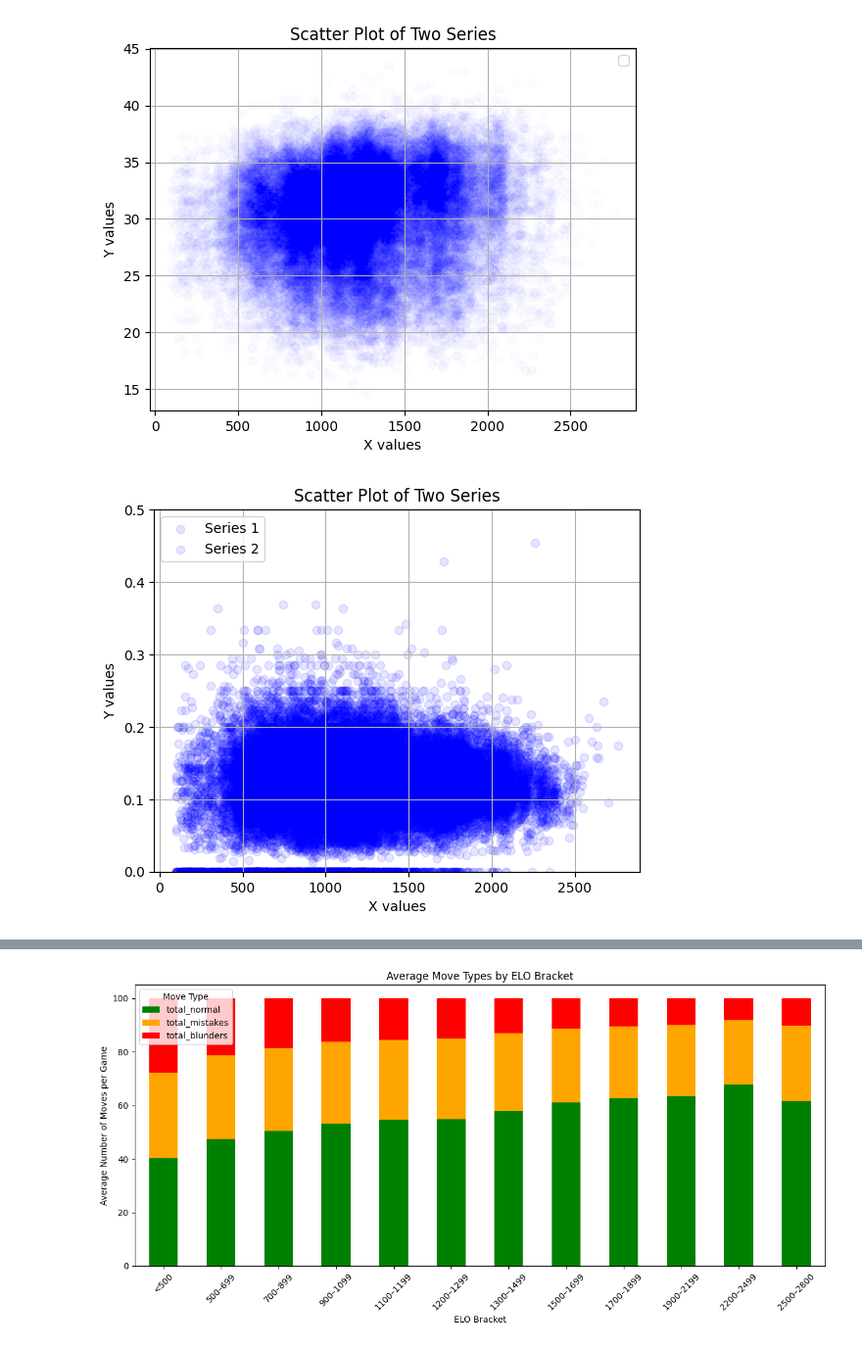
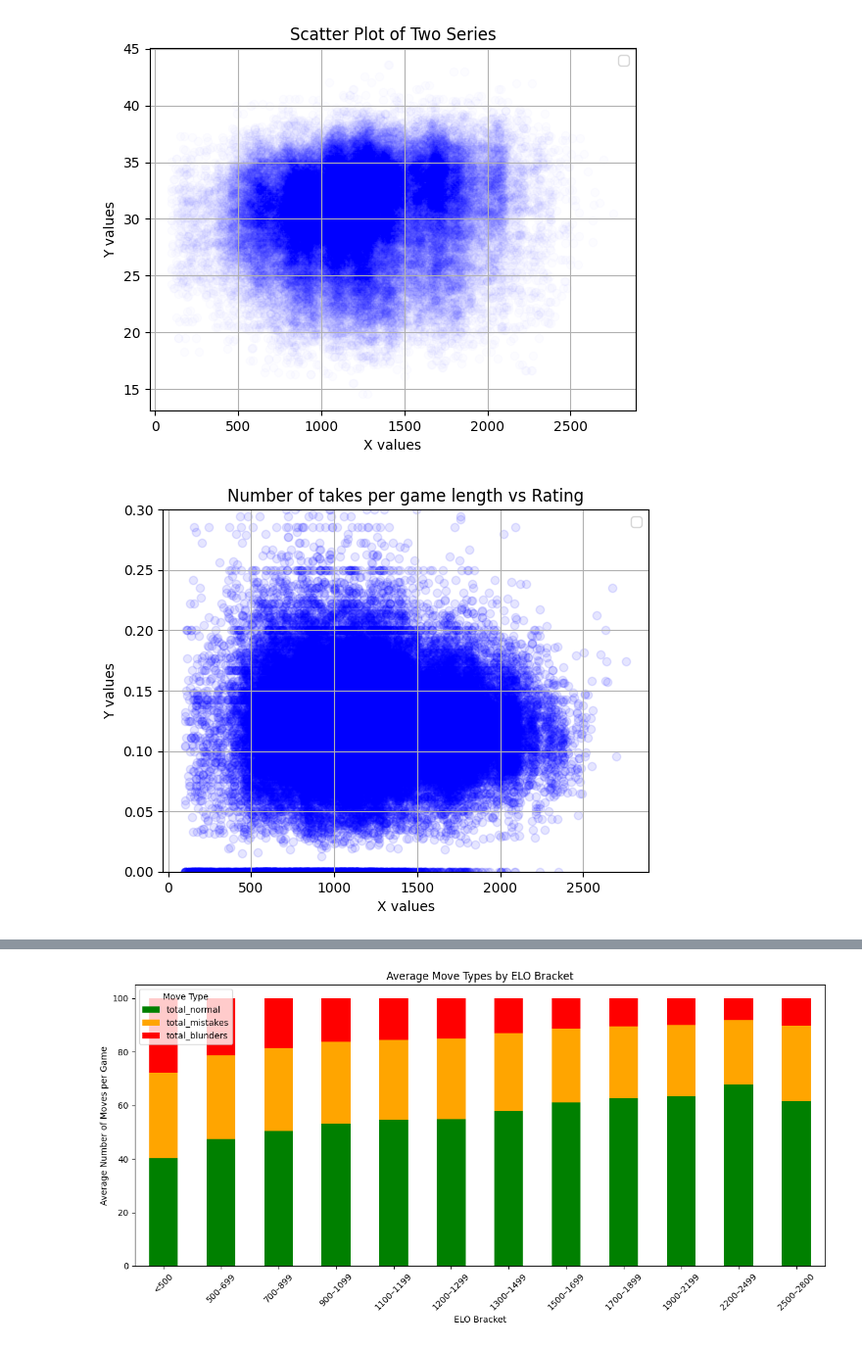
Before and after one commit to Yash-Kosgallana/Chess-Elo-Guesser, a Jupyter notebook: Data_analysis and transformation 3.ipynb, the cells around one changed output, grey strips where cells are left out. Shown at 98% size. Saved outputs shown, nothing was run; the diff lists cells and outputs as text; code cells hidden in the pictures.

```diff
--- a/Data_analysis and transformation 3.ipynb
+++ b/Data_analysis and transformation 3.ipynb
@@ -265,18 +266,18 @@ plt.show()
 # %% [output]
 [figure]
 # %%
-plt.scatter(data['black_rating'], data['Number_takes_black']/data['game_length'], label='Series 1', color='blue', alpha=0.1)
-plt.scatter(data['white_rating'], 1*data['Number_takes_white']/data['game_length'], label='Series 2', color='blue', alpha=0.1)
+plt.scatter(data['black_rating'], data['Number_takes_black']/data['game_length'], color='blue', alpha=0.1)
+plt.scatter(data['white_rating'], 1*data['Number_takes_white']/data['game_length'], color='blue', alpha=0.1)
 
 plt.xlabel('X values')
 plt.ylabel('Y values')
-plt.ylim(0, 0.5)
-plt.title('Scatter Plot of Two Series')
+plt.ylim(0, 0.3)
+plt.title('Number of takes per game length vs Rating')
 plt.legend()
 plt.grid(True)
 plt.show()
 # %% [output]
-[figure, old version]
+[figure, new version]
 # %%
 grouped_white = data.groupby('white_elo_bracket')[['normal_white', 'mistakes_white', 'blunders_white']].mean()
 grouped_black = data.groupby('black_elo_bracket')[['normal_black', 'mistakes_black', 'blunders_black']].mean()
```
Also changed, not shown: parts of 2 cells of this notebook.
